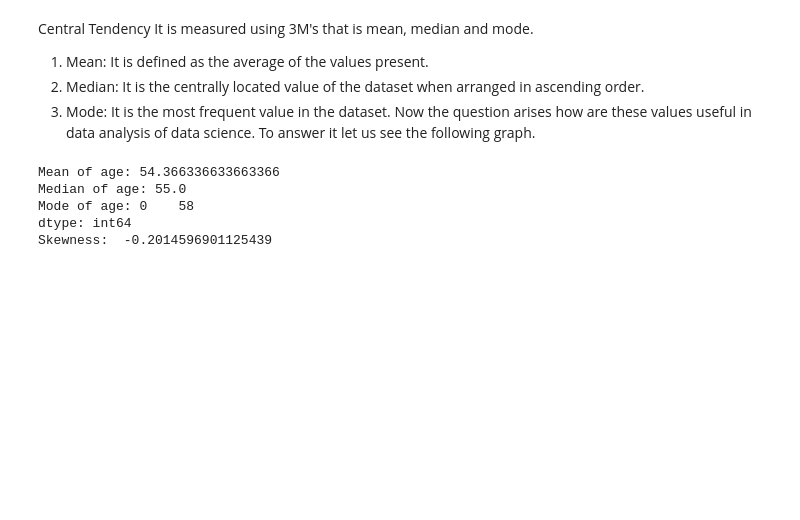
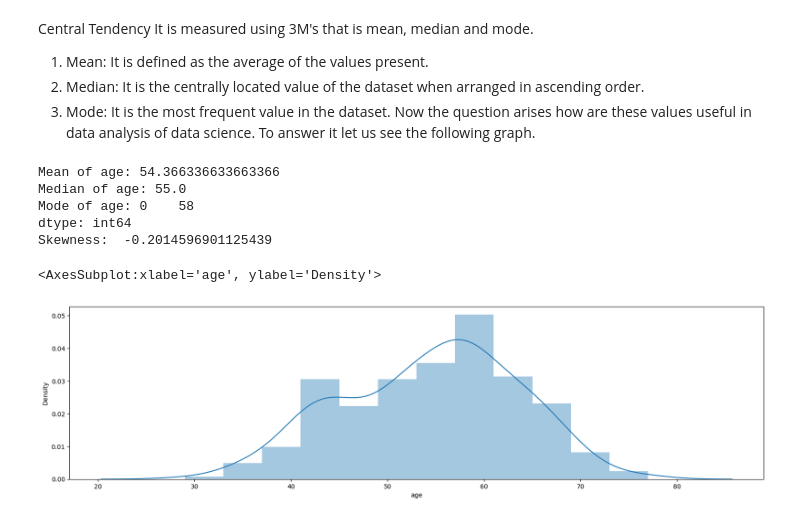
Before and after one commit to rifqinadzori/Heart-Attack-Analysis, a Jupyter notebook: Analysis.ipynb, the cells around one changed output. Cells and saved outputs as stored; diff of their text form; code cells hidden in the pictures; blank space fills up the shorter version.

Commit message:
sns distplot

```diff
--- a/Analysis.ipynb
+++ b/Analysis.ipynb
@@ -119,3 +120,14 @@ Median of age: 55.0
 Mode of age: 0    58
 dtype: int64
 Skewness:  -0.2014596901125439
+# %%
+#import warnings
+#warnings.filterwarnings("ignore")
+
+# plt.hist(x, bins=40, )
+# plt.xlim([25,80])
+# plt.rcParams['figure.figsize'] = (20,5 )
+sns.distplot(x)
+# %% [output]
+<AxesSubplot:xlabel='age', ylabel='Density'>
+[figure, added]
```
Also changed, not shown: parts of 1 cell of this notebook.
